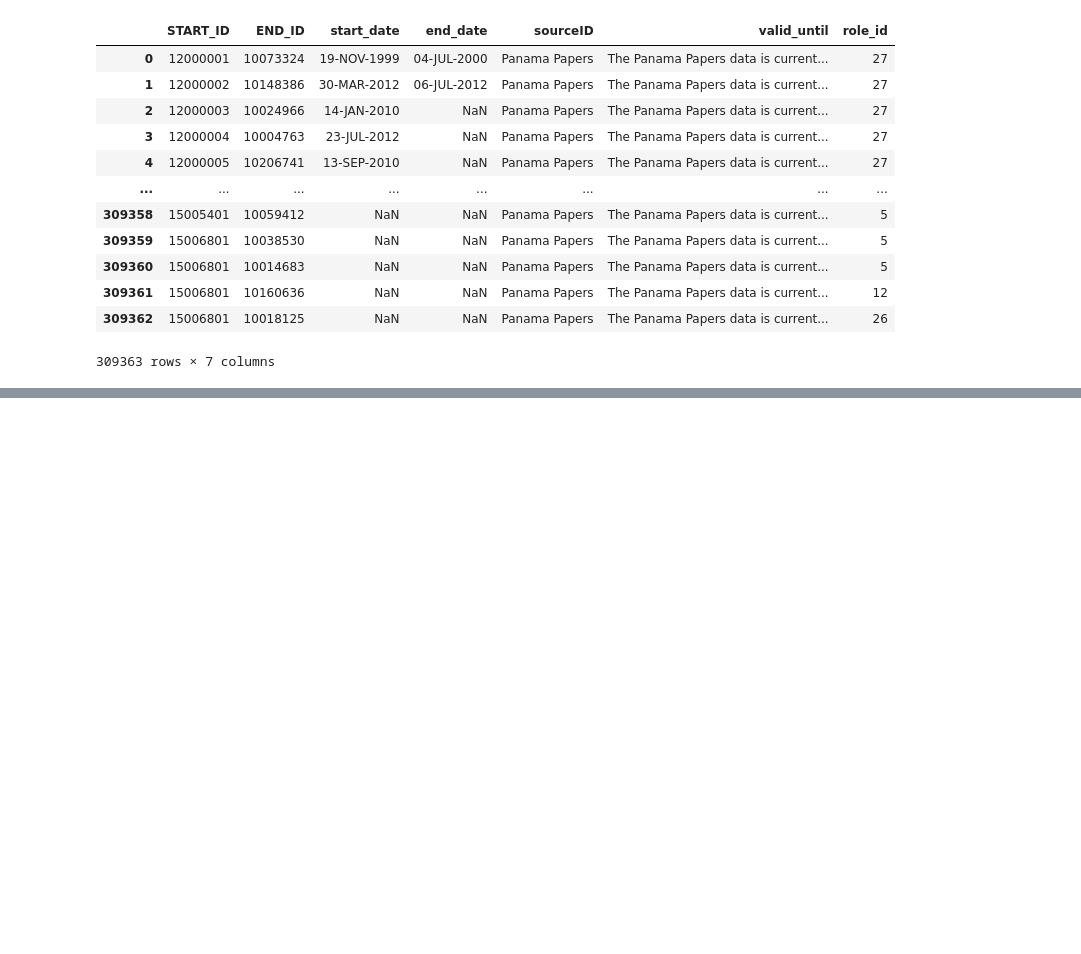
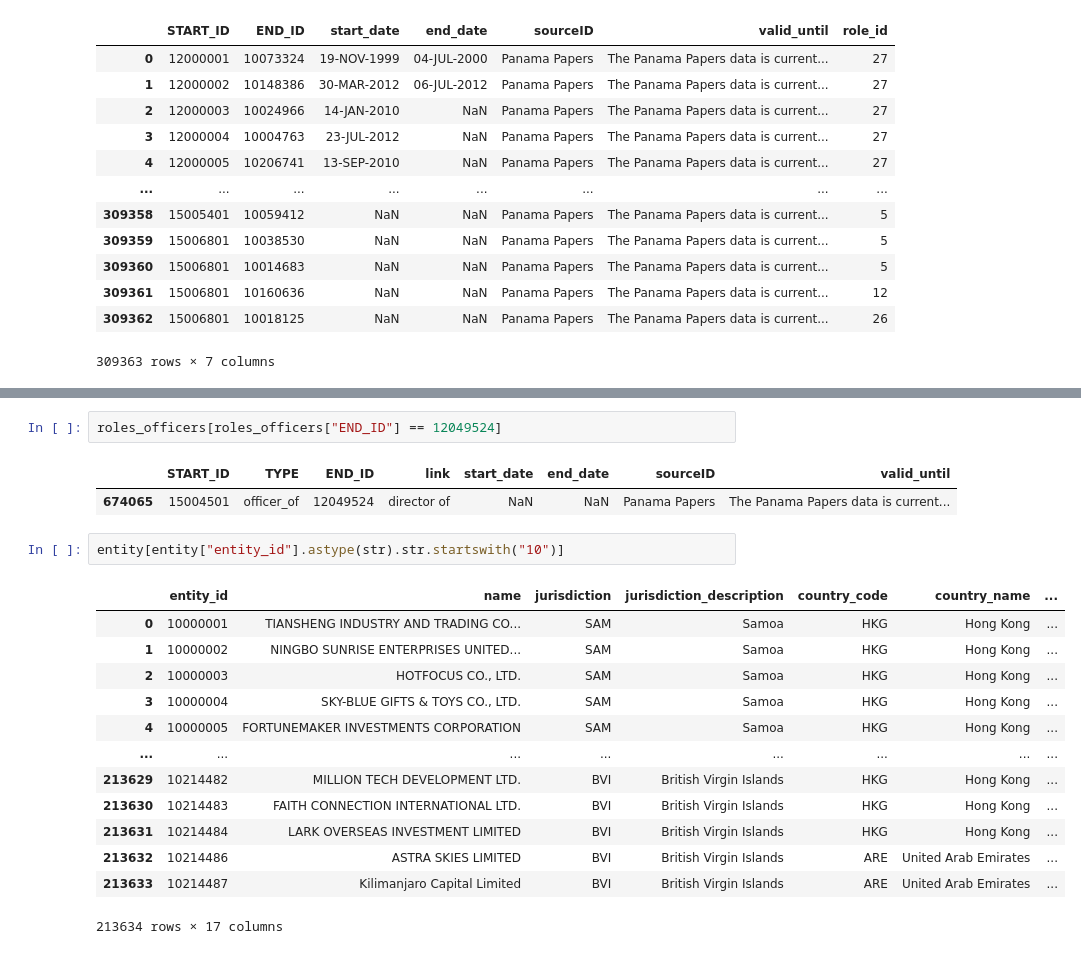
Before and after one commit to dimcel/Panama_papers_SQL, a Jupyter notebook: project.ipynb, the cells around one changed output, grey strips where cells are left out. Cells and saved outputs as stored; diff of their text form; blank space fills up the shorter version.

```diff
--- a/project.ipynb
+++ b/project.ipynb
@@ -800,0 +814,21 @@ Maximum length in 'role_id': 2
+# %%
+roles_officers[roles_officers["END_ID"] == 12049524]
+# %% [output]
+|  | START_ID | TYPE | END_ID | link | start_date | end_date | sourceID | valid_until |
+| 674065 | 15004501 | officer_of | 12049524 | director of | NaN | NaN | Panama Papers | The Panama Papers data is current... |
+# %%
+entity[entity["entity_id"].astype(str).str.startswith("10")]
+# %% [output]
+|  | entity_id | name | jurisdiction | jurisdiction_description | country_code | country_name | ... |
+| 0 | 10000001 | TIANSHENG INDUSTRY AND TRADING CO... | SAM | Samoa | HKG | Hong Kong | ... |
+| 1 | 10000002 | NINGBO SUNRISE ENTERPRISES UNITED... | SAM | Samoa | HKG | Hong Kong | ... |
+| 2 | 10000003 | HOTFOCUS CO., LTD. | SAM | Samoa | HKG | Hong Kong | ... |
+| 3 | 10000004 | SKY-BLUE GIFTS & TOYS CO., LTD. | SAM | Samoa | HKG | Hong Kong | ... |
+| 4 | 10000005 | FORTUNEMAKER INVESTMENTS CORPORATION | SAM | Samoa | HKG | Hong Kong | ... |
+| ... | ... | ... | ... | ... | ... | ... | ... |
+| 213629 | 10214482 | MILLION TECH DEVELOPMENT LTD. | BVI | British Virgin Islands | HKG | Hong Kong | ... |
+| 213630 | 10214483 | FAITH CONNECTION INTERNATIONAL LTD. | BVI | British Virgin Islands | HKG | Hong Kong | ... |
+| 213631 | 10214484 | LARK OVERSEAS INVESTMENT LIMITED | BVI | British Virgin Islands | HKG | Hong Kong | ... |
+| 213632 | 10214486 | ASTRA SKIES LIMITED | BVI | British Virgin Islands | ARE | United Arab Emirates | ... |
+| 213633 | 10214487 | Kilimanjaro Capital Limited | BVI | British Virgin Islands | ARE | United Arab Emirates | ... |
+213634 rows × 17 columns
```
Also changed, not shown: parts of 10 cells of this notebook, 1 other file.
